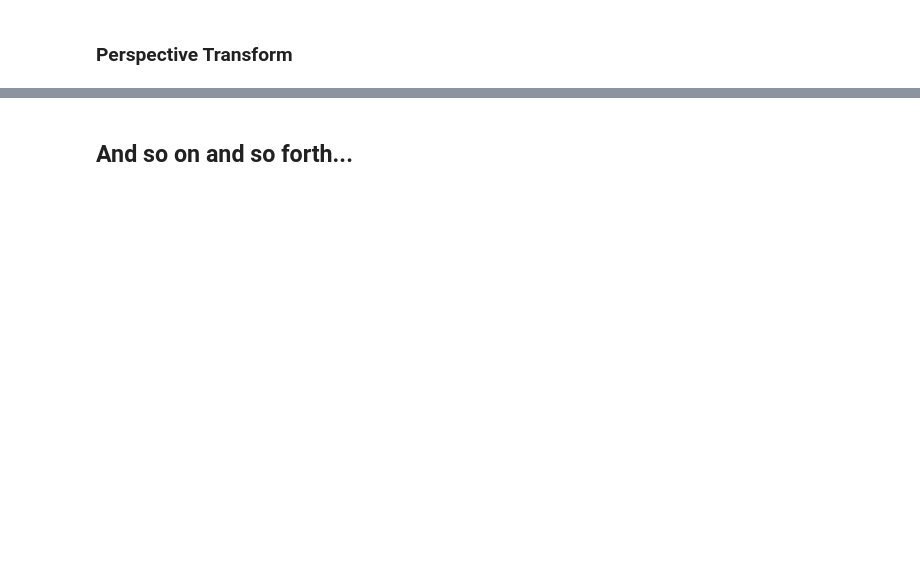
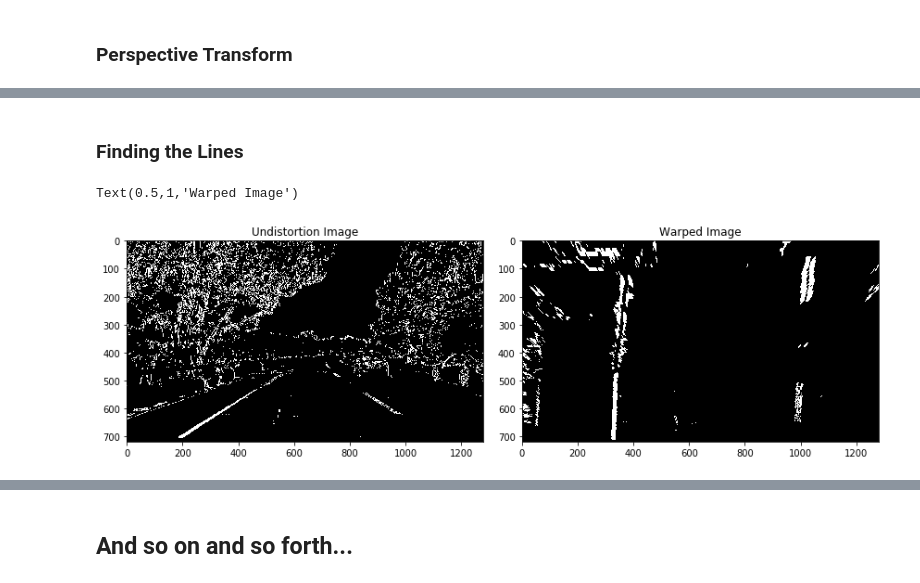
Before and after one commit to gwwang16/CarND-Advanced-Lane-Lines, a Jupyter notebook: lane_finding.ipynb, the cells around one changed output, grey strips where cells are left out. Cells and saved outputs as stored; diff of their text form; code cells hidden in the pictures; blank space fills up the shorter version.

```diff
--- a/lane_finding.ipynb
+++ b/lane_finding.ipynb
@@ -154,0 +144,24 @@ plt.subplots_adjust(left=0., right=1, top=0.9, bottom=0.)
+# %%
+def mag_thresh(img, sobel_kernel=3, mag_thresh=(0, 255)):
+    gray = cv2.cvtColor(img, cv2.COLOR_BGR2GRAY)
+    sobelx = cv2.Sobel(gray, cv2.CV_64F, 1, 0, ksize=sobel_kernel)
+    sobely = cv2.Sobel(gray, cv2.CV_64F, 0, 1, ksize=sobel_kernel)
+    mag_sobel = np.sqrt(sobelx**2 + sobely**2)
+    scaled_sobel = np.uint8(255*mag_sobel/np.max(mag_sobel))
+    mag_binary = np.zeros_like(scaled_sobel)
+    mag_binary [(scaled_sobel > mag_thresh[0]) & (scaled_sobel < mag_thresh[1])] = 1
+
+    return mag_binary
+
+def grad_thresh(img, sobel_kernel=9, dir_thresh=(0, np.pi/2)):
+    gray = cv2.cvtColor(img, cv2.COLOR_BGR2GRAY)
+    sobelx = cv2.Sobel(gray, cv2.CV_64F, 1, 0, ksize=sobel_kernel)
+    sobely = cv2.Sobel(gray, cv2.CV_64F, 0, 1, ksize=sobel_kernel)
+
+    abs_sobelx = np.abs(sobelx)
+    abs_sobely = np.abs(sobely)
+    dir_sobel = np.arctan2(abs_sobely, abs_sobelx)
+    dir_binary = np.zeros_like(dir_sobel)
+    dir_binary[(dir_sobel > dir_thresh[0]) & (dir_sobel < dir_thresh[1])] = 1
+
+    return dir_binary
@@ -154,0 +252,16 @@ plt.subplots_adjust(left=0., right=1, top=0.9, bottom=0.)
+# %% [markdown]
+### Finding the Lines
+# %%
+img = np.copy(combined_binary)
+img_size = (undistorted.shape[1], undistorted.shape[0])
+warped = cv2.warpPerspective(img, M, img_size, flags=cv2.INTER_LINEAR)
+
+f, (ax1, ax2) = plt.subplots(1, 2, figsize=(12, 6))
+f.tight_layout()
+ax1.imshow(img, cmap='gray')
+ax1.set_title('Undistortion Image', fontsize=12)
+ax2.imshow(warped, cmap='gray')
+ax2.set_title('Warped Image', fontsize=12)
+# %% [output]
+Text(0.5,1,'Warped Image')
+[figure, added]
```
Also changed, not shown: parts of 28 cells of this notebook, 2 other files.
